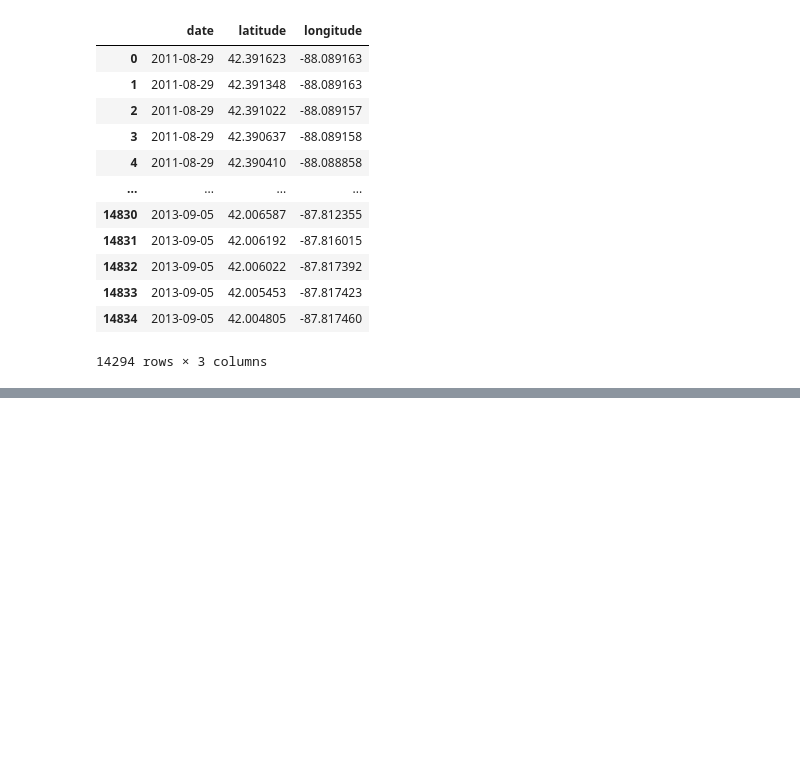
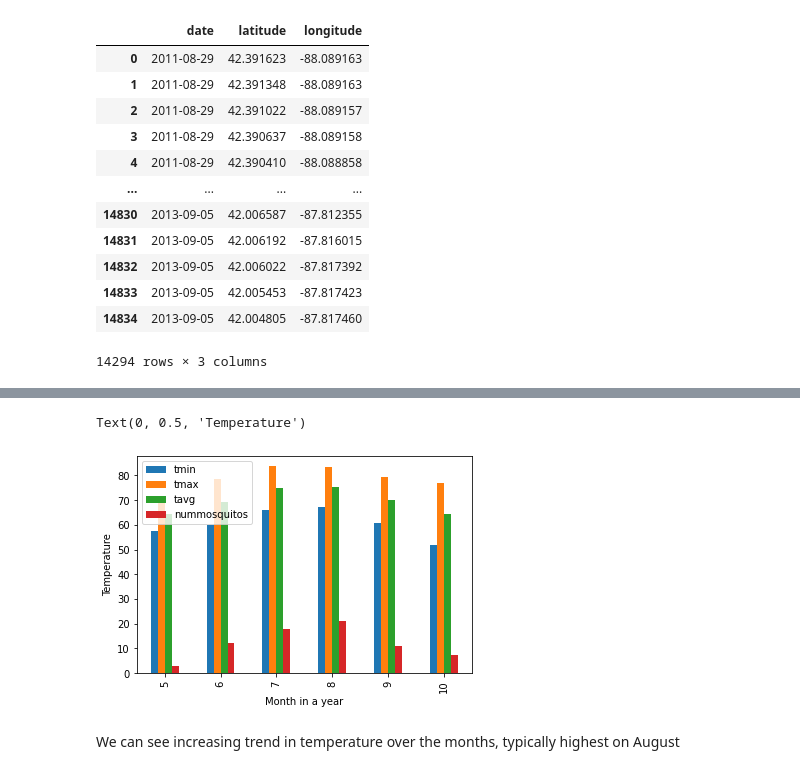
Before and after one commit to msamhz/GA-Project_4, a Jupyter notebook: code/Data_Cleanup_Consolidated.ipynb, the cells around one changed output, grey strips where cells are left out. Drawn from its saved outputs; the diff is of its cells as text; code cells hidden in the pictures; blank space fills up the shorter version.

```diff
--- a/code/Data_Cleanup_Consolidated.ipynb
+++ b/code/Data_Cleanup_Consolidated.ipynb
@@ -926,0 +973,3 @@ spray.to_csv(r'../data/spray_cleaned.csv', index = False)
+# %%
+# Apply function to merge_df to find clsoest station for all TRAPS
+merge_df['station'] = merge_df.apply(closest_station, axis=1)
@@ -926,0 +1015,2 @@ spray.to_csv(r'../data/spray_cleaned.csv', index = False)
+# %%
+merge_train_weather = merge_df.merge(weather, on = ['date','station'], how = 'inner')
@@ -1045,0 +1045,4 @@ plt.legend();
+# %%
+train_merged = merge_train_weather.iloc[0:8475]
+# check no NAN
+train_merged.isnull().sum()
@@ -1045,0 +1119,3 @@ plt.legend();
+# %%
+train_merged['year'] = train_merged.loc[:,'date'].dt.year
+train_merged['month'] = train_merged.loc[:,'date'].dt.month
@@ -1045,0 +1133,10 @@ plt.legend();
+# %%
+# monthly trend of average temperature
+train_merged.groupby('month').mean()[['tmin', 'tmax', 'tavg', 'nummosquitos']].plot.bar()
+plt.xlabel('Month in a year')
+plt.ylabel('Temperature')
+# %% [output]
+Text(0, 0.5, 'Temperature')
+[figure, added]
+# %% [markdown]
+We can see increasing trend in temperature over the months, typically highest on August
```
Also changed, not shown: parts of 100 cells of this notebook, 1 other file.
